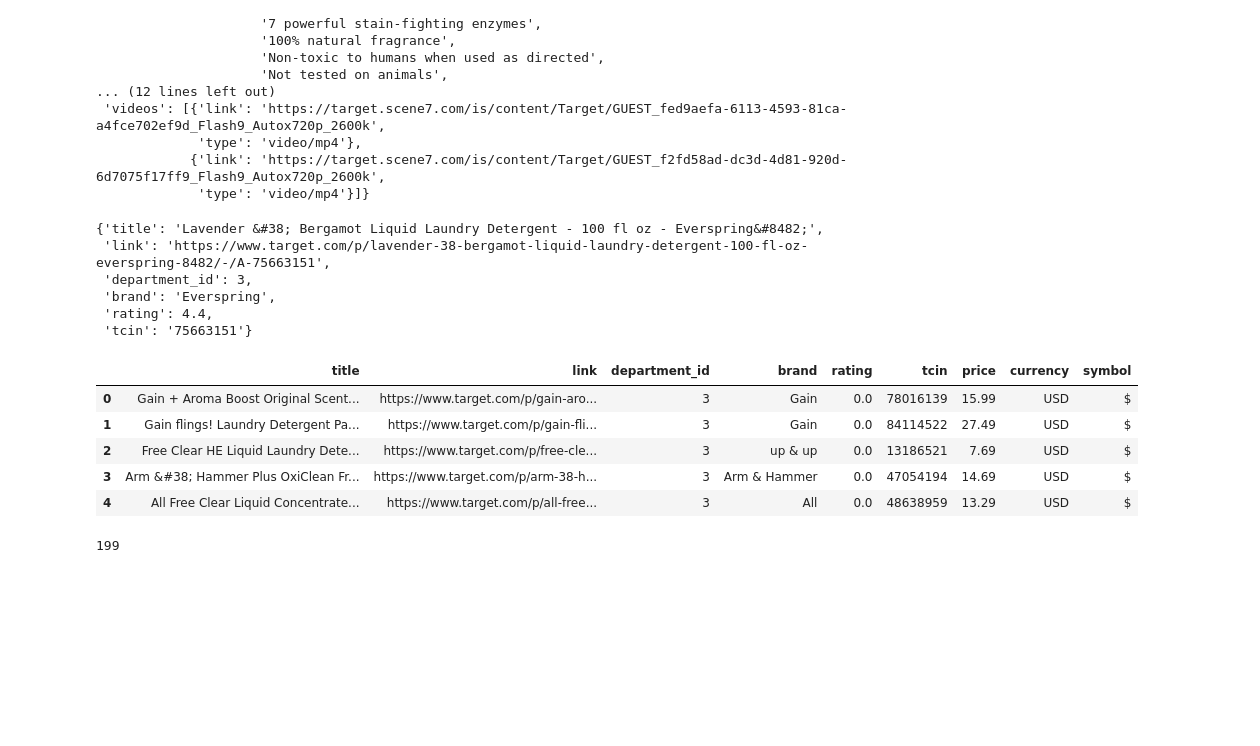
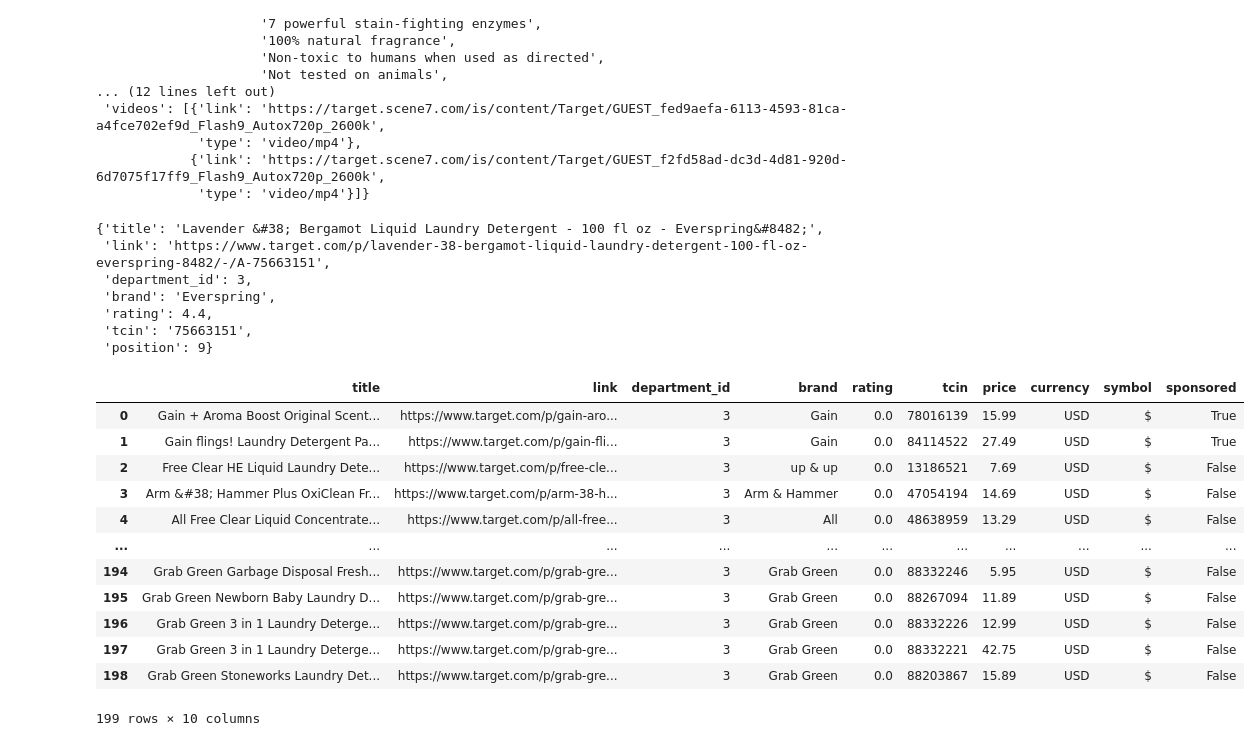
Before and after one commit to Annaolivia5/Target-price-analysis, a Jupyter notebook: Search_data_collection.ipynb, the cells around one changed output. Drawn from its saved outputs; the diff is of its cells as text; code cells hidden in the pictures; blank space fills up the shorter version.

Commit message:
removed duplicated product data

```diff
--- a/Search_data_collection.ipynb
+++ b/Search_data_collection.ipynb
@@ -125,7 +125,8 @@ product_json = {
     'department_id': product_json['department_id'],
     'brand': product_json['brand'],
     'rating':product_json['rating'],
-    'tcin': product_json['tcin']
+    'tcin': product_json['tcin'],
+    'position': search_results_df.loc[8]['position']
 }
 product_json
 # %% [output]
@@ -134,7 +135,8 @@ product_json
  'department_id': 3,
  'brand': 'Everspring',
  'rating': 4.4,
- 'tcin': '75663151'}
+ 'tcin': '75663151',
+ 'position': 9}
 # %%
 # For each row of the search_results_df, make a dict for product_json and price_json and add it to the full_product_df.
 price_x_product_df = pd.DataFrame(
@@ -146,45 +148,53 @@ price_x_product_df = pd.DataFrame(
                         'rating': pd.Series(dtype='float'),
                         'tcin': pd.Series(dtype='str'),
                         'price': pd.Series(dtype='float'),
                         'currency': pd.Series(dtype='str'),
-                        'symbol': pd.Series(dtype='str')
+                        'symbol': pd.Series(dtype='str'),
+                        'sponsored': pd.Series(dtype='str')
                         }
                     )
 
 for i in range(len(search_results_df)):
 
     product_json = search_results_df.loc[i]['product']
     price_json = search_results_df.loc[i]['offers']['primary']
-
+    position = search_results_df.loc[i]['position']
     if 'rating' in product_json:
         r = product_json['rating']
     else:
         r = 0
+    if 'sponsored' in product_json:
+        s = product_json['sponsored']
+    else:
+        s = 'False'
 
     full_product_info = {
         'title': product_json['title'],
         'link': product_json['link'],
         'department_id': product_json['department_id'],
         'brand': product_json['brand'],
         'rating': r,
         'tcin': product_json['tcin'],
         'price': price_json['price'],
         'currency': price_json['currency'],
-        'symbol': price_json['symbol']
-
+        'symbol': price_json['symbol'],
+        'sponsored': s
     }
 
     price_x_product_df = price_x_product_df.append(full_product_info, ignore_index=True)
 
-price_x_product_df.head()
+price_x_product_df
 # %% [output]
-|  | title | link | department_id | brand | rating | tcin | price | currency | symbol |
-| 0 | Gain + Aroma Boost Original Scent... | https://www.target.com/p/gain-aro... | 3 | Gain | 0.0 | 78016139 | 15.99 | USD | $ |
-| 1 | Gain flings! Laundry Detergent Pa... | https://www.target.com/p/gain-fli... | 3 | Gain | 0.0 | 84114522 | 27.49 | USD | $ |
-| 2 | Free Clear HE Liquid Laundry Dete... | https://www.target.com/p/free-cle... | 3 | up & up | 0.0 | 13186521 | 7.69 | USD | $ |
-| 3 | Arm &#38; Hammer Plus OxiClean Fr... | https://www.target.com/p/arm-38-h... | 3 | Arm & Hammer | 0.0 | 47054194 | 14.69 | USD | $ |
-| 4 | All Free Clear Liquid Concentrate... | https://www.target.com/p/all-free... | 3 | All | 0.0 | 48638959 | 13.29 | USD | $ |
+|  | title | link | department_id | brand | rating | tcin | price | currency | symbol | sponsored |
+| 0 | Gain + Aroma Boost Original Scent... | https://www.target.com/p/gain-aro... | 3 | Gain | 0.0 | 78016139 | 15.99 | USD | $ | True |
+| 1 | Gain flings! Laundry Detergent Pa... | https://www.target.com/p/gain-fli... | 3 | Gain | 0.0 | 84114522 | 27.49 | USD | $ | True |
+| 2 | Free Clear HE Liquid Laundry Dete... | https://www.target.com/p/free-cle... | 3 | up & up | 0.0 | 13186521 | 7.69 | USD | $ | False |
+| 3 | Arm &#38; Hammer Plus OxiClean Fr... | https://www.target.com/p/arm-38-h... | 3 | Arm & Hammer | 0.0 | 47054194 | 14.69 | USD | $ | False |
+| 4 | All Free Clear Liquid Concentrate... | https://www.target.com/p/all-free... | 3 | All | 0.0 | 48638959 | 13.29 | USD | $ | False |
+| ... | ... | ... | ... | ... | ... | ... | ... | ... | ... | ... |
+| 194 | Grab Green Garbage Disposal Fresh... | https://www.target.com/p/grab-gre... | 3 | Grab Green | 0.0 | 88332246 | 5.95 | USD | $ | False |
+| 195 | Grab Green Newborn Baby Laundry D... | https://www.target.com/p/grab-gre... | 3 | Grab Green | 0.0 | 88267094 | 11.89 | USD | $ | False |
+| 196 | Grab Green 3 in 1 Laundry Deterge... | https://www.target.com/p/grab-gre... | 3 | Grab Green | 0.0 | 88332226 | 12.99 | USD | $ | False |
+| 197 | Grab Green 3 in 1 Laundry Deterge... | https://www.target.com/p/grab-gre... | 3 | Grab Green | 0.0 | 88332221 | 42.75 | USD | $ | False |
+| 198 | Grab Green Stoneworks Laundry Det... | https://www.target.com/p/grab-gre... | 3 | Grab Green | 0.0 | 88203867 | 15.89 | USD | $ | False |
+199 rows × 10 columns
-# %%
-len(price_x_product_df)
-# %% [output]
-199
```
Also changed, not shown: parts of 4 cells of this notebook, 3 other files.
